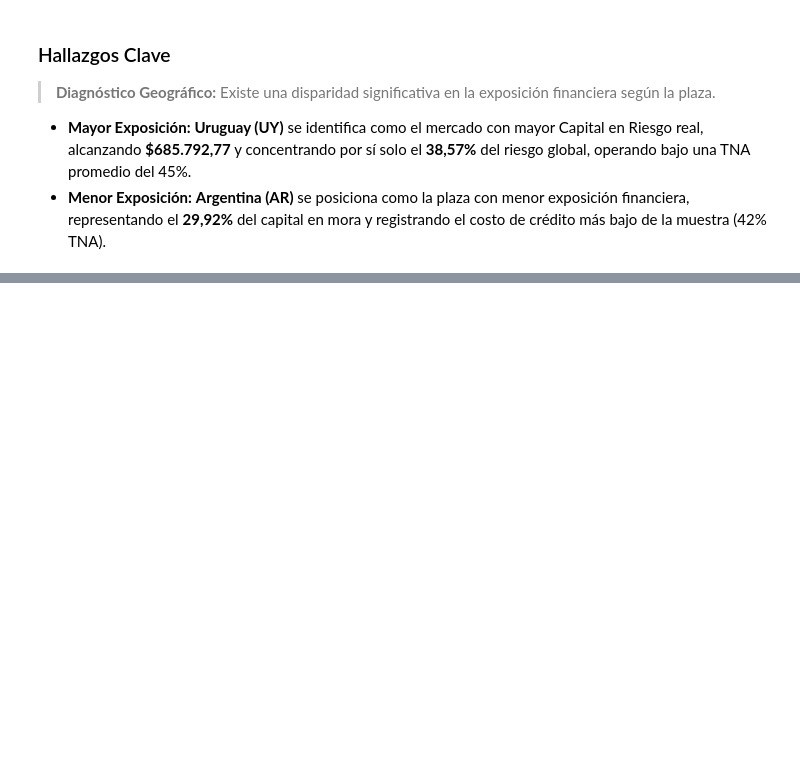
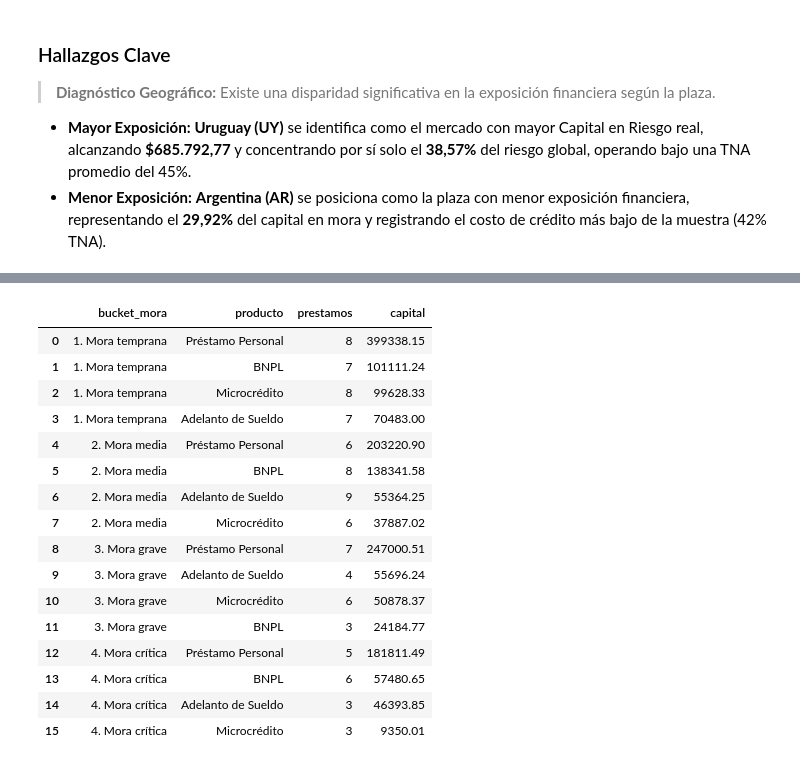
Before and after one commit to FrancoRobottiWork/Analista-de-Proyeccion-de-Riesgo, a Jupyter notebook: notebooks/02_sql_analitico.ipynb, the cells around one changed output, grey strips where cells are left out. Drawn from its saved outputs; the diff is of its cells as text; code cells hidden in the pictures; blank space fills up the shorter version.

Commit message:
feat: aging distribución de mora por bucket, producto y país

```diff
--- a/notebooks/02_sql_analitico.ipynb
+++ b/notebooks/02_sql_analitico.ipynb
@@ -296,0 +322,20 @@ plt.savefig("capital_en_riesgo_pais.png", bbox_inches='tight', dpi=300)
+# %%
+Aging_de_mora_exp = """ SELECT
+    CASE
+        WHEN dias_mora BETWEEN 1 AND 30  THEN '1. Mora temprana'
+        WHEN dias_mora BETWEEN 31 AND 60 THEN '2. Mora media'
+        WHEN dias_mora BETWEEN 61 AND 90 THEN '3. Mora grave'
+        WHEN dias_mora > 90              THEN '4. Mora crítica'
+    END AS bucket_mora,
+    pais,           -- ¿UY domina en mora crítica?
+    segmento_cliente, -- ¿Premium está concentrado en +90d?
+    producto,       -- ¿Adelanto de Sueldo llega rápido a mora crítica?
+    COUNT(*) AS prestamos,
+    SUM(saldo_capital) AS capital
+FROM df_cartera_final
+WHERE dias_mora > 0
+GROUP BY 1, 2, 3, 4
+ORDER BY 1, capital DESC """
+
+df_Aging_de_mora_exp = duckdb.query(Aging_de_mora_exp).df()
+df_Aging_de_mora_exp
@@ -296,0 +388,28 @@ plt.savefig("capital_en_riesgo_pais.png", bbox_inches='tight', dpi=300)
+# %%
+aging_mora_producto = """
+SELECT bucket_mora, producto, COUNT(*) AS prestamos, SUM(capital) AS capital
+FROM df_Aging_de_mora_exp
+GROUP BY 1, 2
+ORDER BY 1, capital DESC
+"""
+
+df_aging_mora_producto = duckdb.query(aging_mora_producto).df()
+df_aging_mora_producto
+# %% [output]
+|  | bucket_mora | producto | prestamos | capital |
+| 0 | 1. Mora temprana | Préstamo Personal | 8 | 399338.15 |
+| 1 | 1. Mora temprana | BNPL | 7 | 101111.24 |
+| 2 | 1. Mora temprana | Microcrédito | 8 | 99628.33 |
+| 3 | 1. Mora temprana | Adelanto de Sueldo | 7 | 70483.00 |
+| 4 | 2. Mora media | Préstamo Personal | 6 | 203220.90 |
+| 5 | 2. Mora media | BNPL | 8 | 138341.58 |
+| 6 | 2. Mora media | Adelanto de Sueldo | 9 | 55364.25 |
+| 7 | 2. Mora media | Microcrédito | 6 | 37887.02 |
+| 8 | 3. Mora grave | Préstamo Personal | 7 | 247000.51 |
+| 9 | 3. Mora grave | Adelanto de Sueldo | 4 | 55696.24 |
+| 10 | 3. Mora grave | Microcrédito | 6 | 50878.37 |
+| 11 | 3. Mora grave | BNPL | 3 | 24184.77 |
+| 12 | 4. Mora crítica | Préstamo Personal | 5 | 181811.49 |
+| 13 | 4. Mora crítica | BNPL | 6 | 57480.65 |
+| 14 | 4. Mora crítica | Adelanto de Sueldo | 3 | 46393.85 |
+| 15 | 4. Mora crítica | Microcrédito | 3 | 9350.01 |
```
Also changed, not shown: parts of 13 cells of this notebook, 16 other files.
